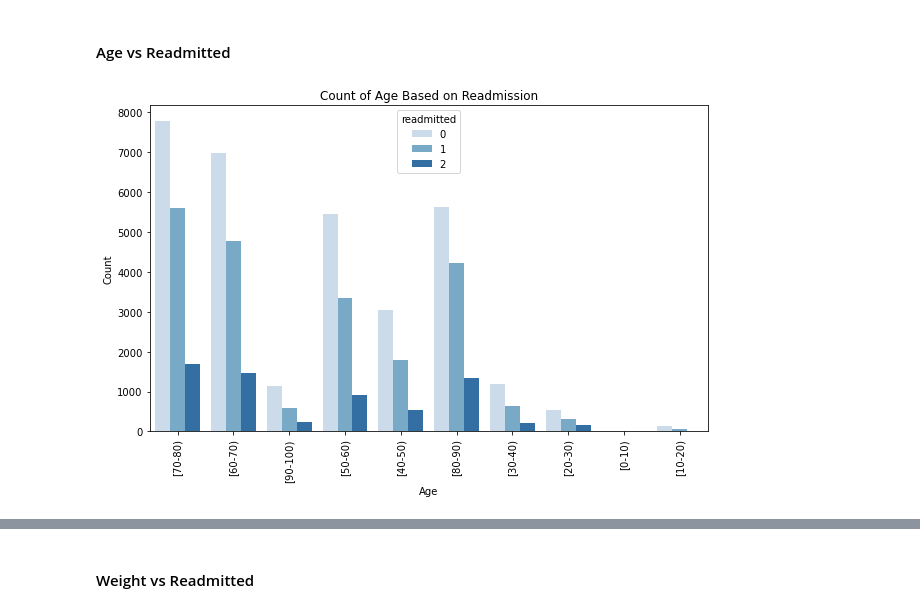
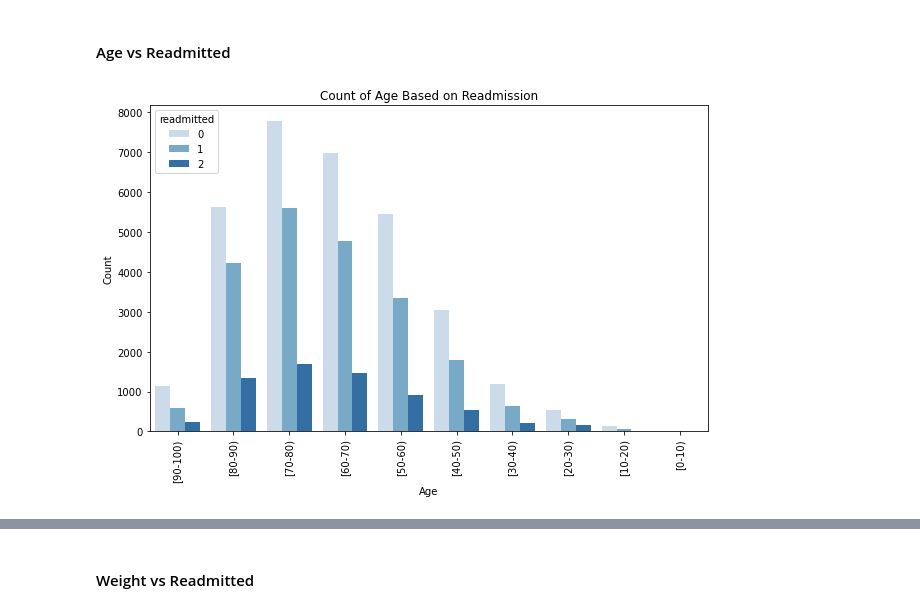
Before and after one commit to Jodhiamboapiyo/Diabetes_130-US_Hospitals_1999-2008, a Jupyter notebook: Notebooks/cecilia.ipynb, the cells around one changed output, grey strips where cells are left out. Saved outputs shown, nothing was run; the diff lists cells and outputs as text; code cells hidden in the pictures.

```diff
--- a/Notebooks/cecilia.ipynb
+++ b/Notebooks/cecilia.ipynb
@@ -436,5 +457,5 @@ data['medical_specialty'].isna().sum()
 # %% [output]
 32641
 # %%
-#data['medical_specialty'].value_counts(dropna=False)
-data['medical_specialty'] = data['medical_specialty'].fillna('Unknown')
+data['medical_specialty'].value_counts(dropna=False)
+#data['medical_specialty'] = data['medical_specialty'].fillna('Unknown')
@@ -515,7 +554,4 @@ data['readmitted'].sample(50)
 Name: readmitted, dtype: int64
-# %%
-# Dropping unnecessary columns safely
-data = data.drop(['examide','citoglipton'], axis=1)
 # %%
 data.shape
 # %% [output]
@@ -990,14 +1058,18 @@ plot_univariate_distribution(numerical_cols, 'num_procedures')
 #### Age vs Readmitted
 # %%
 plt.figure(figsize=(10, 6))
+
+
+final_data = final_data.sort_values('age', ascending=False)
+
 sns.countplot(x='age', hue='readmitted', data=final_data, palette='Blues')
 
 plt.title('Count of Age Based on Readmission')
 plt.xlabel('Age')
 plt.ylabel('Count')
 
 
 plt.xticks(rotation=90)
 plt.show()
 # %% [output]
-[figure, old version]
+[figure, new version]
```
Also changed, not shown: parts of 62 cells of this notebook.
